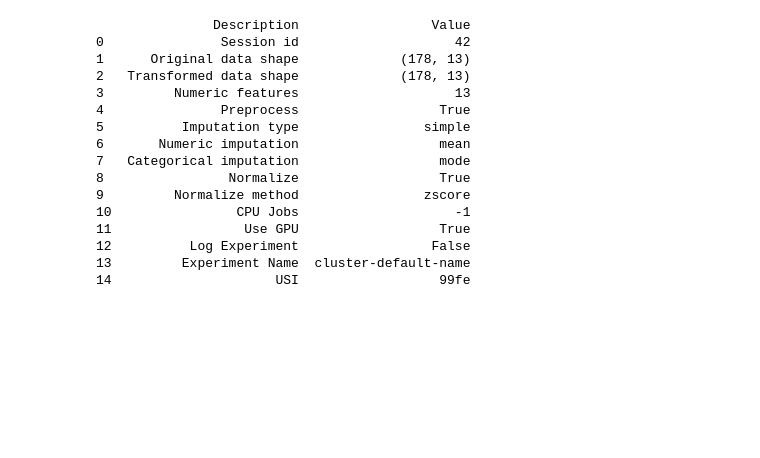
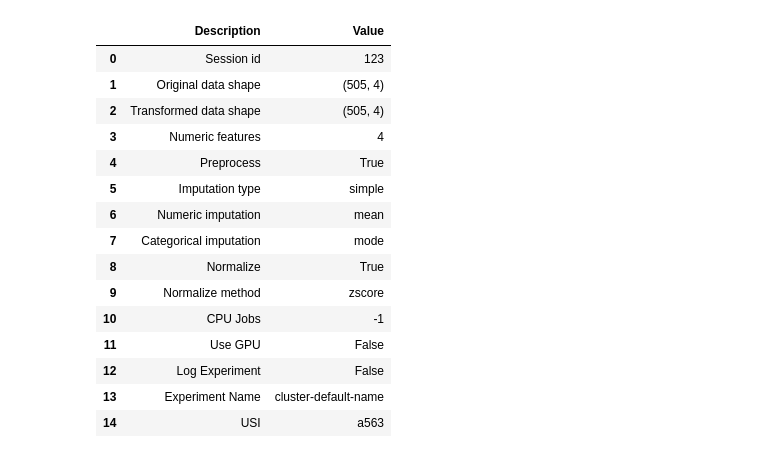
Before and after one commit to zachJX-SJSU/CMPE255_DataMining_HW, a Jupyter notebook: Pycaret/pycaret_Clustering.ipynb, the cells around one changed output. Saved outputs shown, nothing was run; the diff lists cells and outputs as text; code cells hidden in the pictures; blank space fills up the shorter version.

```diff
--- a/Pycaret/pycaret_Clustering.ipynb
+++ b/Pycaret/pycaret_Clustering.ipynb
@@ -42,29 +36,26 @@ df.head()
 # %%
-# Setup Clustering Environment
-
 from pycaret.clustering import *
 
-exp_clu = setup(
-    data=df,
-    session_id=42,
+s = setup(
+    data=data,
+    session_id=123,
     normalize=True,
-    use_gpu=True,
-    html=False
+    use_gpu=False
 )
 # %% [output]
-               Description                 Value
-0               Session id                    42
-1      Original data shape             (178, 13)
-2   Transformed data shape             (178, 13)
-3         Numeric features                    13
-4               Preprocess                  True
-5          Imputation type                simple
-6       Numeric imputation                  mean
-7   Categorical imputation                  mode
-8                Normalize                  True
-9         Normalize method                zscore
-10                CPU Jobs                    -1
-11                 Use GPU                  True
-12          Log Experiment                 False
-13         Experiment Name  cluster-default-name
-14                     USI                  99fe
+|  | Description | Value |
+| 0 | Session id | 123 |
+| 1 | Original data shape | (505, 4) |
+| 2 | Transformed data shape | (505, 4) |
+| 3 | Numeric features | 4 |
+| 4 | Preprocess | True |
+| 5 | Imputation type | simple |
+| 6 | Numeric imputation | mean |
+| 7 | Categorical imputation | mode |
+| 8 | Normalize | True |
+| 9 | Normalize method | zscore |
+| 10 | CPU Jobs | -1 |
+| 11 | Use GPU | False |
+| 12 | Log Experiment | False |
+| 13 | Experiment Name | cluster-default-name |
+| 14 | USI | a563 |
```
Also changed, not shown: parts of 11 cells of this notebook, 1 other file.
